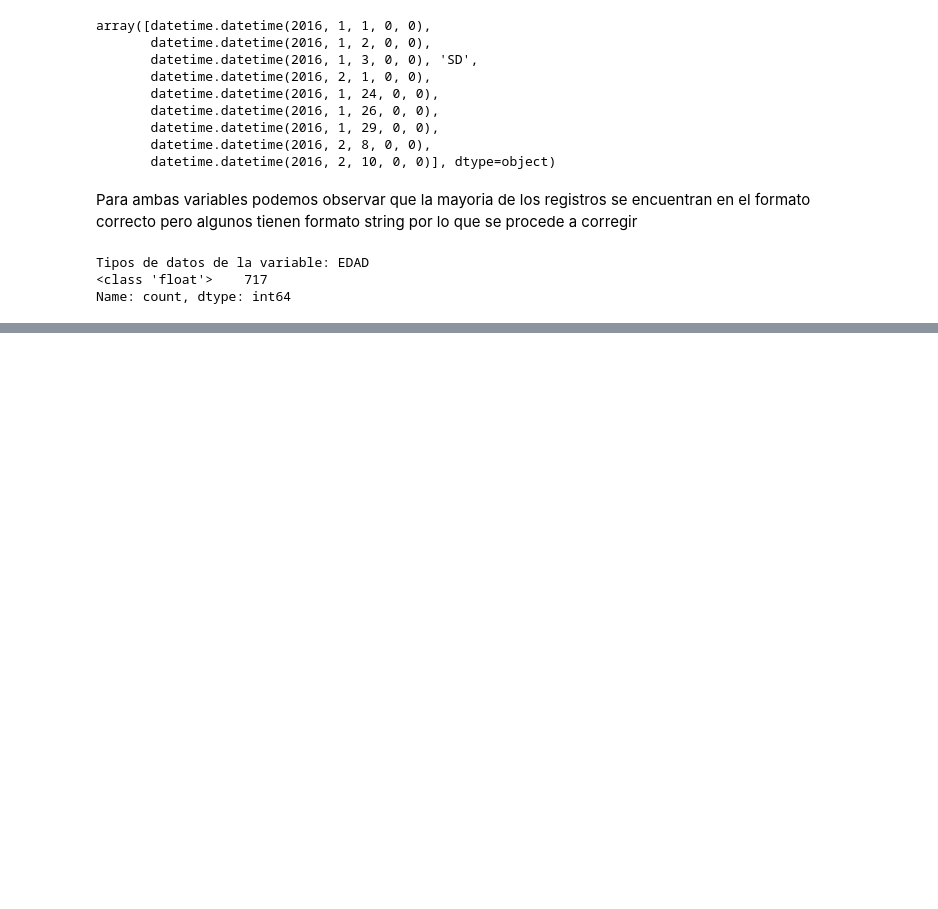
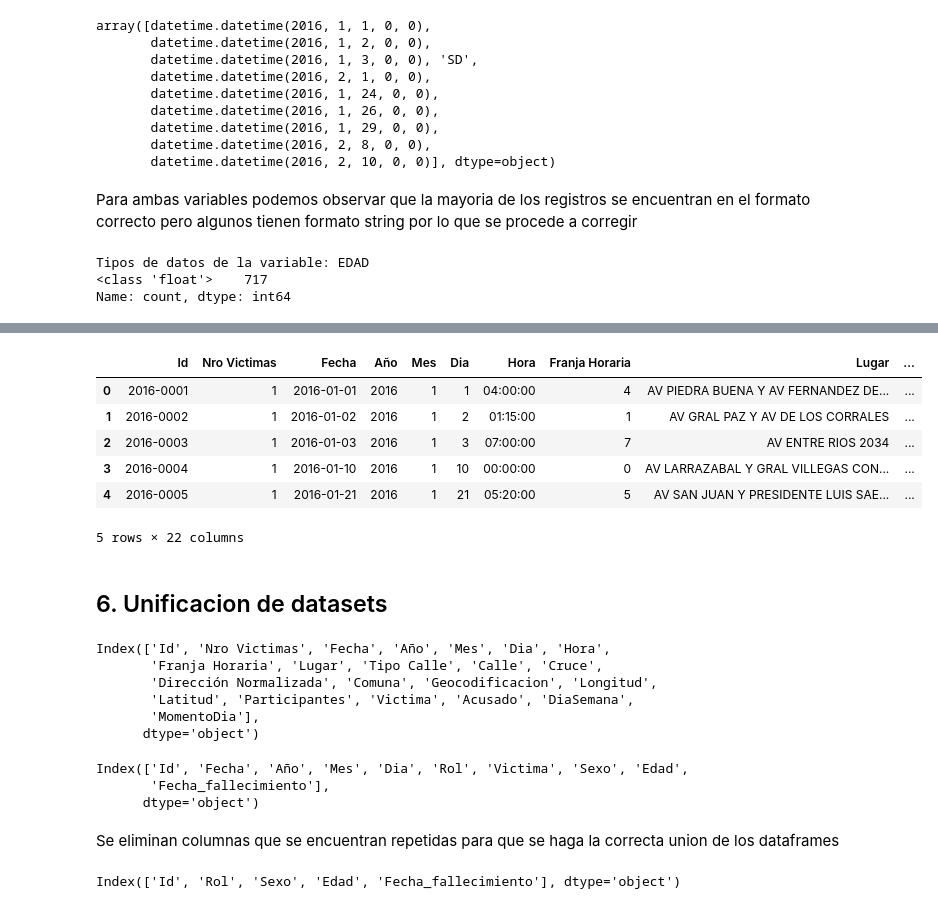
Before and after one commit to ASGuzman/PI2_Siniestros_Viales, a Jupyter notebook: ETL.ipynb, the cells around one changed output, grey strips where cells are left out. Drawn from its saved outputs; the diff is of its cells as text; code cells hidden in the pictures; blank space fills up the shorter version.

```diff
--- a/ETL.ipynb
+++ b/ETL.ipynb
@@ -429,0 +637,3 @@ Name: count, dtype: int64
+# %%
+df_hechos["DiaSemana"] = df_hechos["Fecha"].apply(lambda x: calendar.day_name[x.weekday()])
+df_hechos.head(2)
@@ -429,0 +645,13 @@ Name: count, dtype: int64
+# %%
+traduccion_dias = {
+    'Monday': 'Lunes',
+    'Tuesday': 'Martes',
+    'Wednesday': 'Miércoles',
+    'Thursday': 'Jueves',
+    'Friday': 'Viernes',
+    'Saturday': 'Sábado',
+    'Sunday': 'Domingo'
+}
+
+df_hechos["DiaSemana"] = df_hechos["DiaSemana"].map(traduccion_dias)
+df_hechos.head(2)
@@ -429,0 +665,13 @@ Name: count, dtype: int64
+# %%
+def asignar_momento_dia(hora):
+    if pd.notnull(hora) and 6 <= hora.hour < 12:
+        return "Mañana"
+    elif pd.notnull(hora) and 12 <= hora.hour < 18:
+        return "Tarde"
+    elif pd.notnull(hora):
+        return "Noche"
+    else:
+        return "Sin Dato"
+# %%
+df_hechos["MomentoDia"]= df_hechos["Hora"]. apply(asignar_momento_dia)
+df_hechos[["Hora","MomentoDia"]].head(15)
@@ -429,0 +695,34 @@ Name: count, dtype: int64
+# %%
+df_hechos.head()
+# %% [output]
+|  | Id | Nro Victimas | Fecha | Año | Mes | Dia | Hora | Franja Horaria | Lugar | ... |
+| 0 | 2016-0001 | 1 | 2016-01-01 | 2016 | 1 | 1 | 04:00:00 | 4 | AV PIEDRA BUENA Y AV FERNANDEZ DE... | ... |
+| 1 | 2016-0002 | 1 | 2016-01-02 | 2016 | 1 | 2 | 01:15:00 | 1 | AV GRAL PAZ Y AV DE LOS CORRALES | ... |
+| 2 | 2016-0003 | 1 | 2016-01-03 | 2016 | 1 | 3 | 07:00:00 | 7 | AV ENTRE RIOS 2034 | ... |
+| 3 | 2016-0004 | 1 | 2016-01-10 | 2016 | 1 | 10 | 00:00:00 | 0 | AV LARRAZABAL Y GRAL VILLEGAS CON... | ... |
+| 4 | 2016-0005 | 1 | 2016-01-21 | 2016 | 1 | 21 | 05:20:00 | 5 | AV SAN JUAN Y PRESIDENTE LUIS SAE... | ... |
+5 rows × 22 columns
+# %% [markdown]
+## 6. Unificacion de datasets
+# %%
+df_hechos.columns
+# %% [output]
+Index(['Id', 'Nro Victimas', 'Fecha', 'Año', 'Mes', 'Dia', 'Hora',
+       'Franja Horaria', 'Lugar', 'Tipo Calle', 'Calle', 'Cruce',
+       'Dirección Normalizada', 'Comuna', 'Geocodificacion', 'Longitud',
+       'Latitud', 'Participantes', 'Victima', 'Acusado', 'DiaSemana',
+       'MomentoDia'],
+      dtype='object')
+# %%
+df_victimas.columns
+# %% [output]
+Index(['Id', 'Fecha', 'Año', 'Mes', 'Dia', 'Rol', 'Victima', 'Sexo', 'Edad',
+       'Fecha_fallecimiento'],
+      dtype='object')
+# %% [markdown]
+Se eliminan columnas que se encuentran repetidas para que se haga la correcta union de los dataframes
+# %%
+df_victimas = df_victimas.drop(["Fecha","Año","Mes","Dia","Victima"], axis=1)
+df_victimas.columns
+# %% [output]
+Index(['Id', 'Rol', 'Sexo', 'Edad', 'Fecha_fallecimiento'], dtype='object')
```
Also changed, not shown: parts of 74 cells of this notebook, 4 other files.
